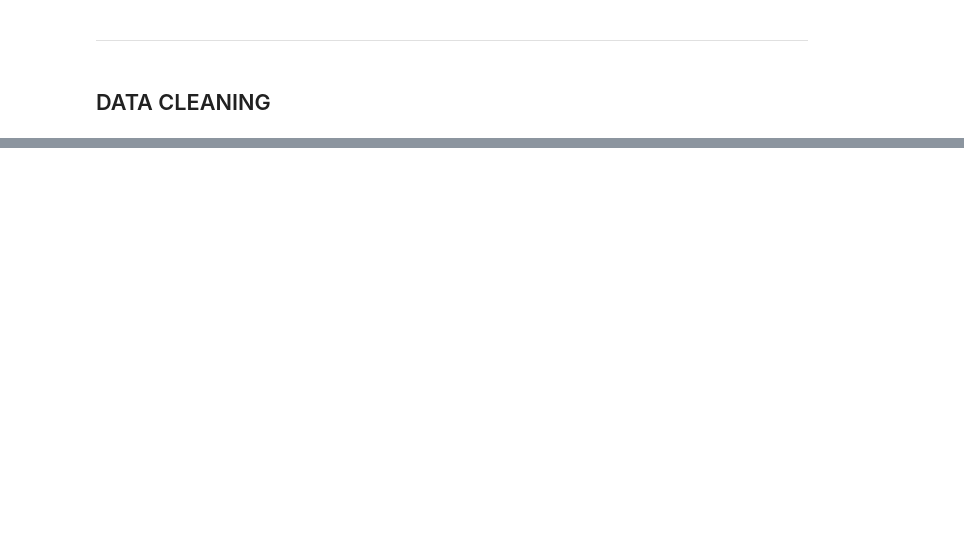
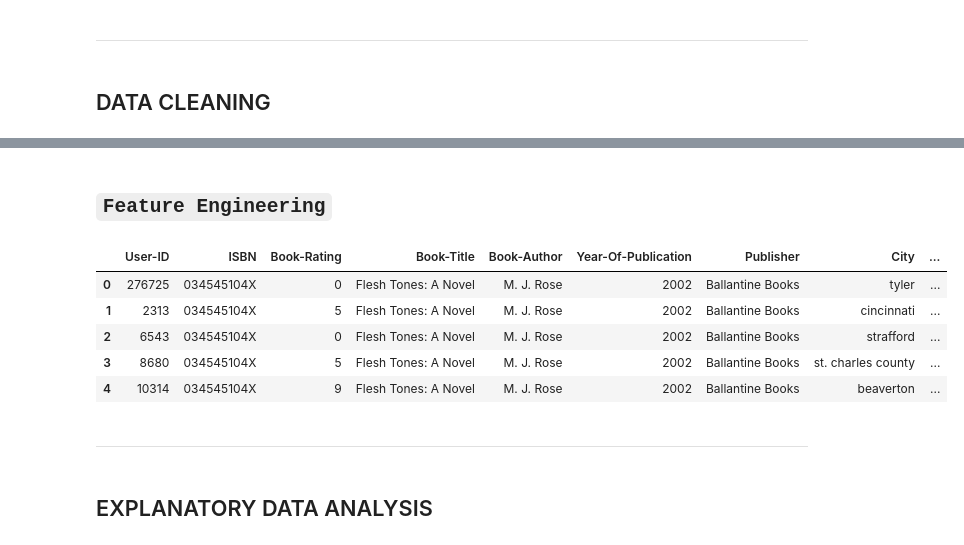
Before and after one commit to ruth-kitasi/Online-Book-Recommender-System, a Jupyter notebook: Index.ipynb, the cells around one changed output, grey strips where cells are left out. Cells and saved outputs as stored; diff of their text form; code cells hidden in the pictures; blank space fills up the shorter version.

```diff
--- a/Index.ipynb
+++ b/Index.ipynb
@@ -306,0 +392,10 @@ The merged rating_user dataset has 1028626 rows and 12 columns
+# %%
+# Dropping  rows where Book-Author or Publisher is missing
+library_df = library_df.dropna(subset=['Book-Author', 'Publisher'])
+
+# Drop the Age column completely
+library_df = library_df.drop(columns='Age')
+
+# Optional: Check the result
+print(library_df.isnull().sum())
+print(library_df.shape)
@@ -306,0 +422,27 @@ The merged rating_user dataset has 1028626 rows and 12 columns
+# %% [markdown]
+## `Feature Engineering`
+# %%
+# Split location column, but allow flexible number of splits
+location_split = library_df['Location'].str.split(',', expand=True)
+
+# Assign new columns using only the first three columns (if they exist)
+library_df['City'] = location_split[0].str.strip()
+library_df['State'] = location_split[1].str.strip() if location_split.shape[1] > 1 else None
+library_df['Country'] = location_split[2].str.strip() if location_split.shape[1] > 2 else None
+
+# Optionally drop the original column
+library_df.drop(columns='Location', inplace=True)
+
+# Preview result
+library_df.head()
+# %% [output]
+|  | User-ID | ISBN | Book-Rating | Book-Title | Book-Author | Year-Of-Publication | Publisher | City | ... |
+| 0 | 276725 | 034545104X | 0 | Flesh Tones: A Novel | M. J. Rose | 2002 | Ballantine Books | tyler | ... |
+| 1 | 2313 | 034545104X | 5 | Flesh Tones: A Novel | M. J. Rose | 2002 | Ballantine Books | cincinnati | ... |
+| 2 | 6543 | 034545104X | 0 | Flesh Tones: A Novel | M. J. Rose | 2002 | Ballantine Books | strafford | ... |
+| 3 | 8680 | 034545104X | 5 | Flesh Tones: A Novel | M. J. Rose | 2002 | Ballantine Books | st. charles county | ... |
+| 4 | 10314 | 034545104X | 9 | Flesh Tones: A Novel | M. J. Rose | 2002 | Ballantine Books | beaverton | ... |
+# %% [markdown]
+********************************************************************************************************************************************
+# %% [markdown]
+## EXPLANATORY DATA ANALYSIS
```
Also changed, not shown: parts of 14 cells of this notebook.
